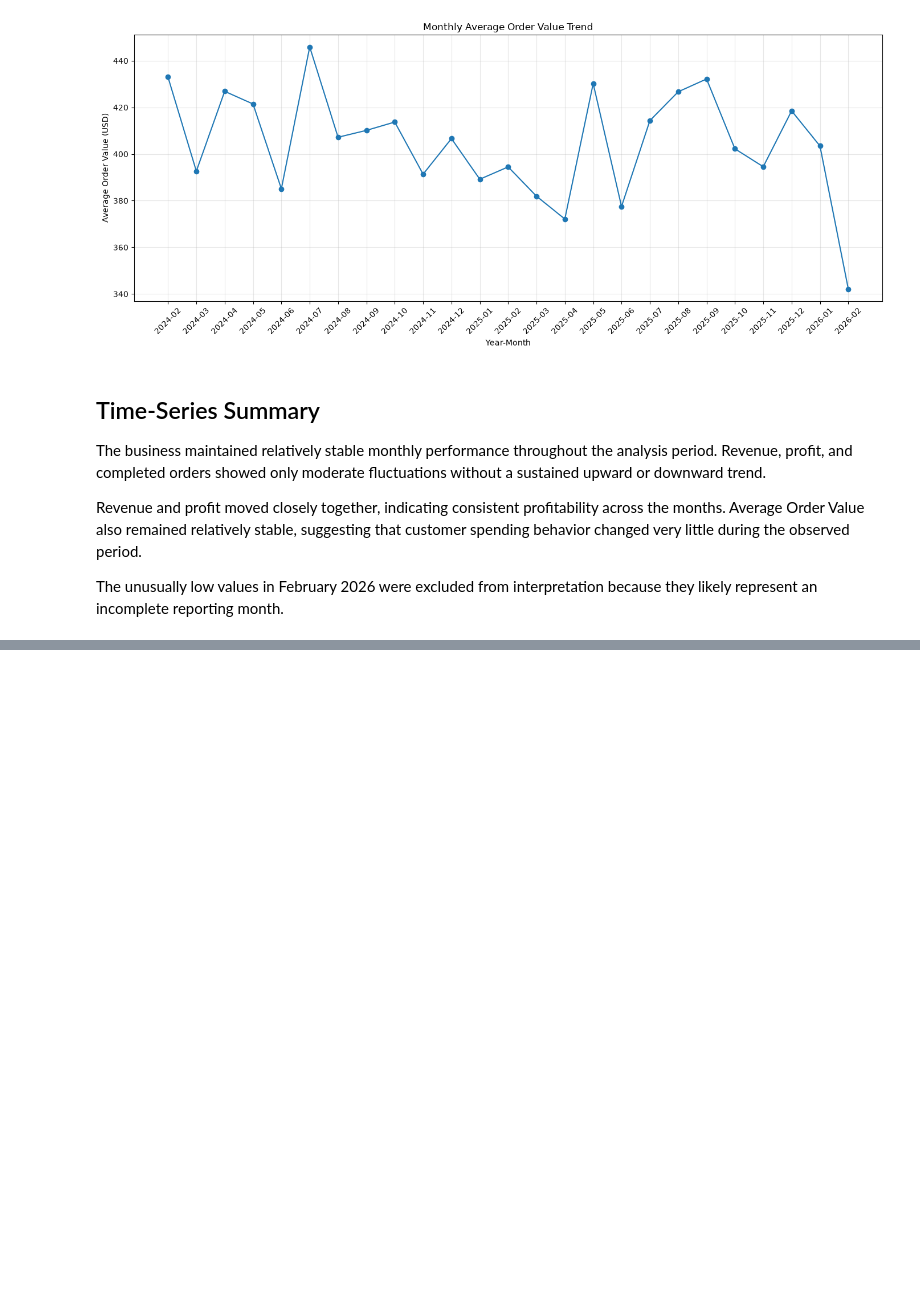
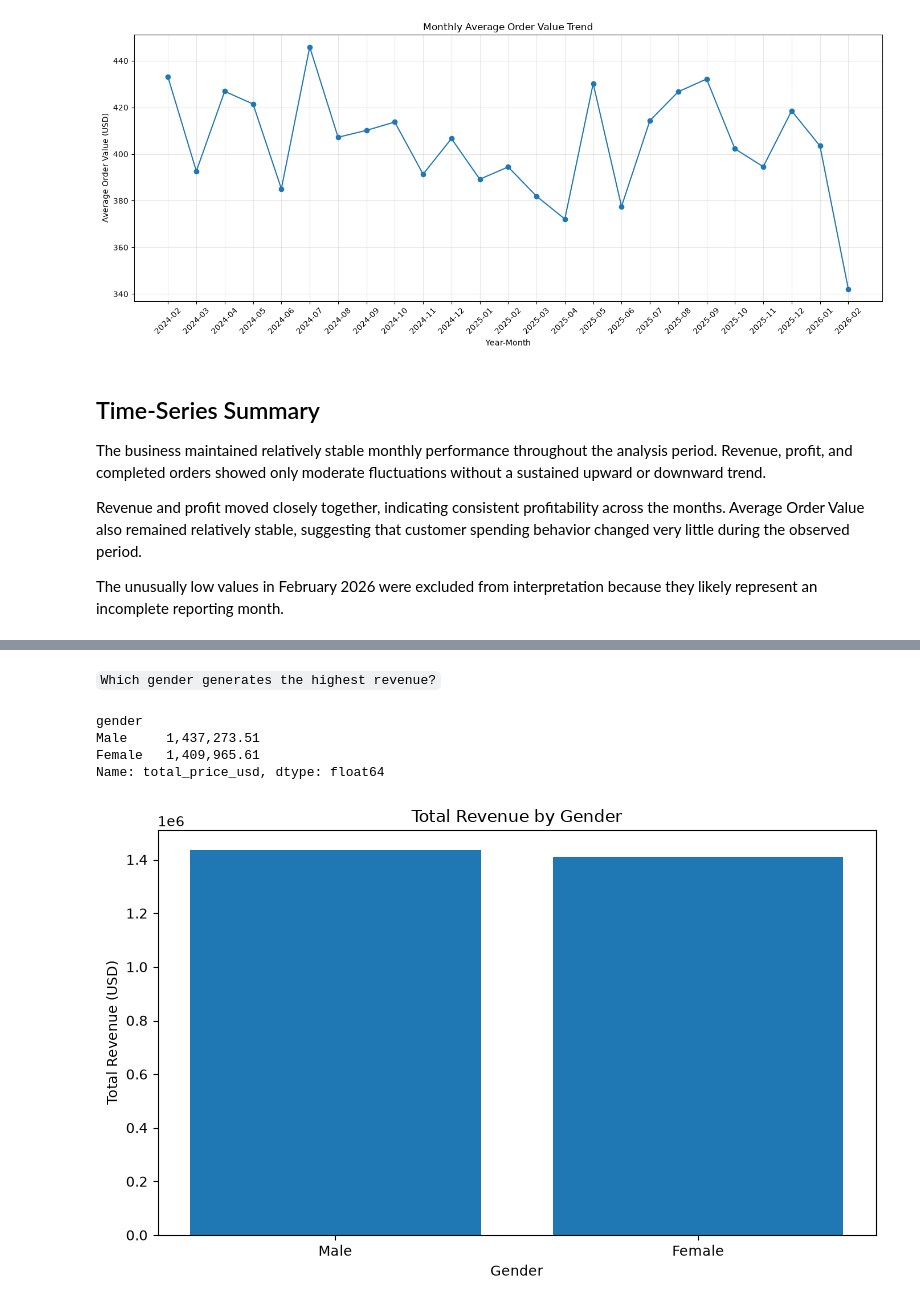
Before and after one commit to Suman-byte8/global-e-commerce-dataset-1M-records-2024-2026-analysis, a Jupyter notebook: notebooks/02_Exploratory_Data_Analysis.ipynb, the cells around one changed output, grey strips where cells are left out. Cells and saved outputs as stored; diff of their text form; code cells hidden in the pictures; blank space fills up the shorter version.

````diff
--- a/notebooks/02_Exploratory_Data_Analysis.ipynb
+++ b/notebooks/02_Exploratory_Data_Analysis.ipynb
@@ -1036,0 +1194,31 @@ The unusually low values in February 2026 were excluded from interpretation beca
+# %% [markdown]
+```Which gender generates the highest revenue?```
+# %%
+gender_revenue = (
+    completed_orders
+    .groupby("gender")["total_price_usd"]
+    .sum()
+    .sort_values(ascending=False)
+)
+
+gender_revenue
+# %% [output]
+gender
+Male     1,437,273.51
+Female   1,409,965.61
+Name: total_price_usd, dtype: float64
+# %%
+plt.figure(figsize=(8,5))
+plt.bar(
+    gender_revenue.index,
+    gender_revenue.values
+)
+plt.title("Total Revenue by Gender")
+plt.xlabel("Gender")
+plt.ylabel("Total Revenue (USD)")
+
+plt.tight_layout()
+plt.savefig("../images/gender_revenue.png")
+plt.show()
+# %% [output]
+[figure, added]
````
Also changed, not shown: parts of 33 cells of this notebook, 7 other files.
